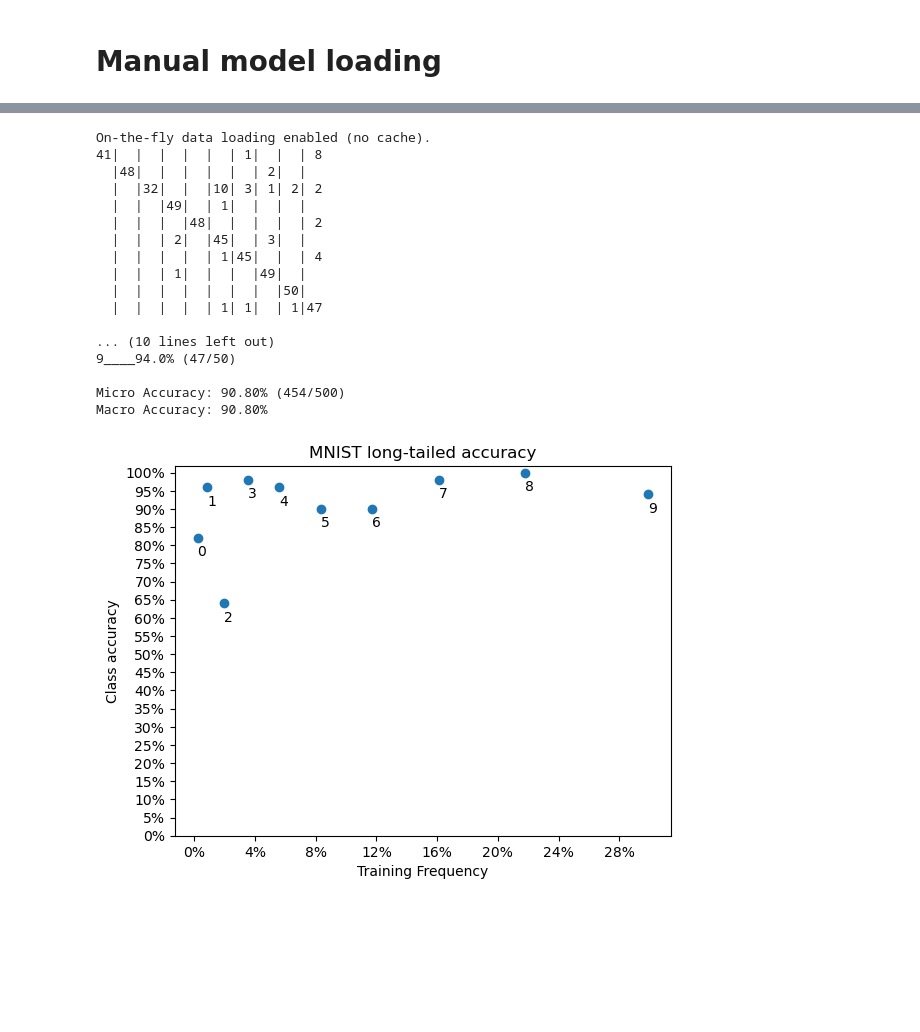
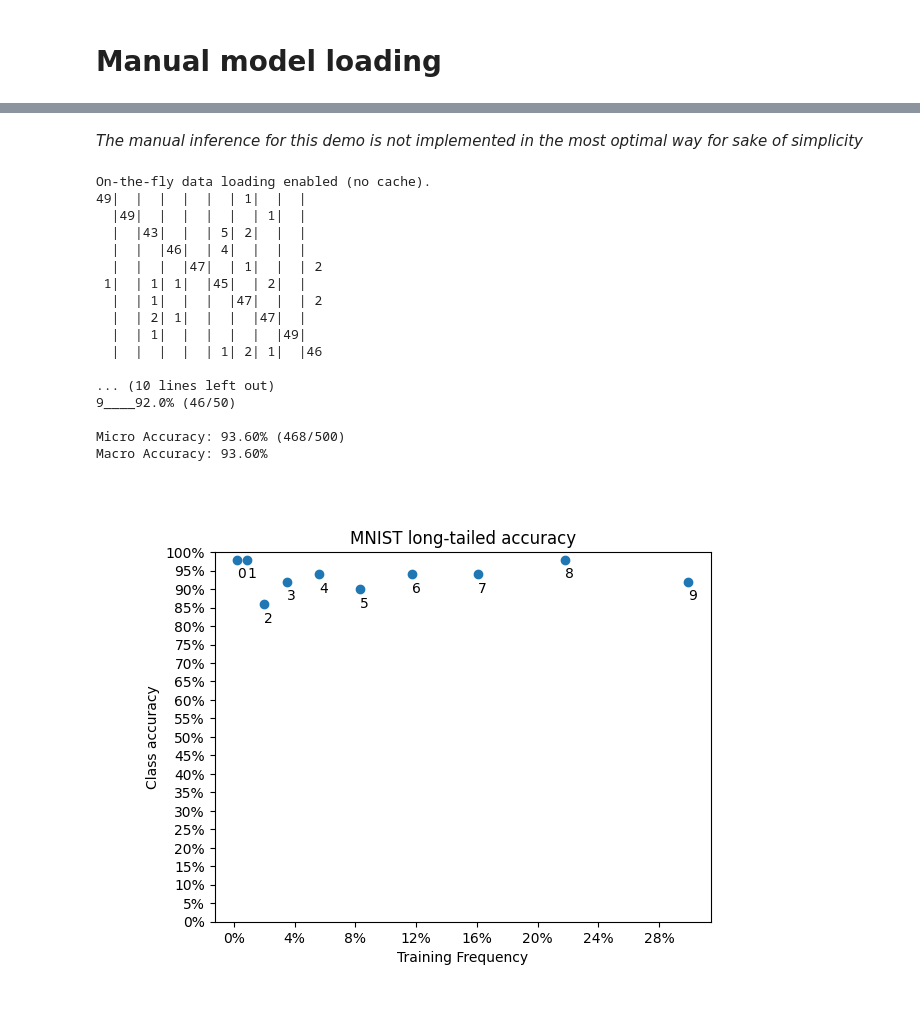
Before and after one commit to asgersvenning/mini_trainer, a Jupyter notebook: examples/mnist.ipynb, the cells around one changed output, grey strips where cells are left out. Saved outputs shown, nothing was run; the diff lists cells and outputs as text; code cells hidden in the pictures; blank space fills up the shorter version.

```diff
--- a/examples/mnist.ipynb
+++ b/examples/mnist.ipynb
@@ -200,7 +220,7 @@ device, dtype = torch.device("cuda:0"), torch.float32
 
 # mini_trainer.classifier.Classifier.build can equally be used
 model, mproc = BaseBuilder.build_model(
-    weights="mnist/longtail15_reg/weights/last.pt",
+    weights="mnist/mnist_model/weights/last.pt",
     device=device,
     dtype=dtype
 )
@@ -239,5 +260,6 @@ On-the-fly data loading enabled (no cache).
+# %% [markdown]
+*The manual inference for this demo is not implemented in the most optimal way for sake of simplicity*
 # %%
-from mini_trainer.classifier import classification_module
 results = BaseResultCollector(
     model=model,
     verbose=True
@@ -254,45 +276,44 @@ results.evaluate()
 pass
 # %% [output]
 On-the-fly data loading enabled (no cache).
-41|  |  |  |  |  | 1|  |  | 8
-  |48|  |  |  |  |  | 2|  |
-  |  |32|  |  |10| 3| 1| 2| 2
-  |  |  |49|  | 1|  |  |  |
-  |  |  |  |48|  |  |  |  | 2
-  |  |  | 2|  |45|  | 3|  |
-  |  |  |  |  | 1|45|  |  | 4
-  |  |  | 1|  |  |  |49|  |
-  |  |  |  |  |  |  |  |50|
-  |  |  |  |  | 1| 1|  | 1|47
+49|  |  |  |  |  | 1|  |  |
+  |49|  |  |  |  |  | 1|  |
+  |  |43|  |  | 5| 2|  |  |
+  |  |  |46|  | 4|  |  |  |
+  |  |  |  |47|  | 1|  |  | 2
+ 1|  | 1| 1|  |45|  | 2|  |
+  |  | 1|  |  |  |47|  |  | 2
+  |  | 2| 1|  |  |  |47|  |
+  |  | 1|  |  |  |  |  |49|
+  |  |  |  |  | 1| 2| 1|  |46
 
 ... (10 lines left out)
-9____94.0% (47/50)
+9____92.0% (46/50)
 
-Micro Accuracy: 90.80% (454/500)
-Macro Accuracy: 90.80%
+Micro Accuracy: 93.60% (468/500)
+Macro Accuracy: 93.60%
 # %%
 r = {str(i) : [] for i in range(10)}
-for p, l in zip(results.preds, results.labels):
-    r[l].append(p == l)
+for pred, lab in zip(results.preds, results.labels):
+    r[lab].append(pred == lab)
 
 pc_acc = {int(k) : sum(v) / len(v) for k, v in r.items()}
-sum(pc_acc) / 10, sum([p == l for p, l in zip(results.preds, results.labels)]) / len(results.preds)
 
 cls, acc = zip(*sorted(pc_acc.items()))
 plt.scatter(REAL_FREQ, acc)
 for f, a, c in zip(REAL_FREQ, acc, cls):
     plt.text(f, a-0.05, str(c))
 
 breaks = [(i * 4) / 100 for i in range(25)]
 breaks = [br for br in breaks if br <= max(REAL_FREQ)]
 plt.xticks(breaks, [f'{br:.0%}' for br in breaks])
 plt.xlabel("Training Frequency")
 
 breaks = [(i * 5) / 100 for i in range(21)]
 plt.yticks(breaks, [f'{br:.0%}' for br in breaks])
 plt.ylabel("Class accuracy")
 
 plt.title("MNIST long-tailed accuracy")
 plt.show()
 # %% [output]
-[figure, old version]
+[figure, new version]
```
Also changed, not shown: parts of 5 cells of this notebook, 51 other files.
